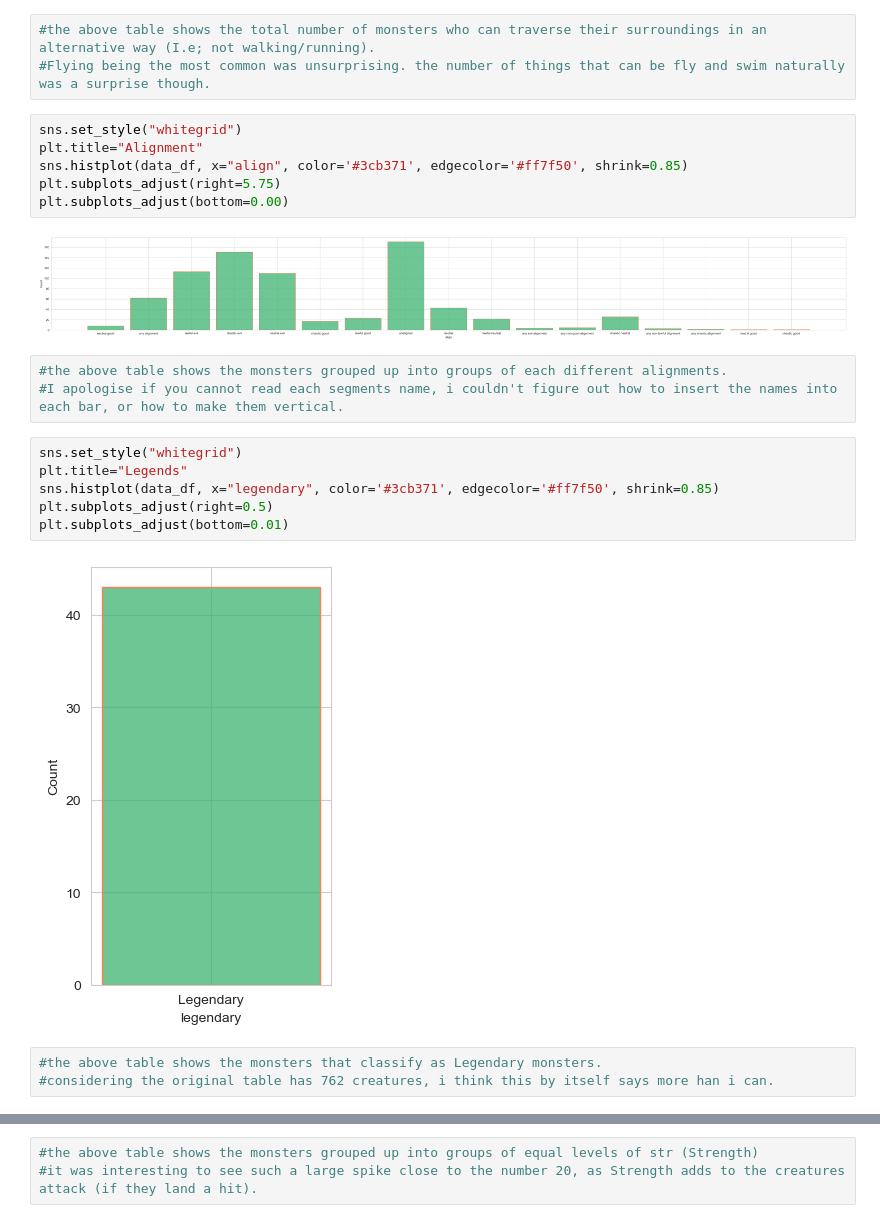
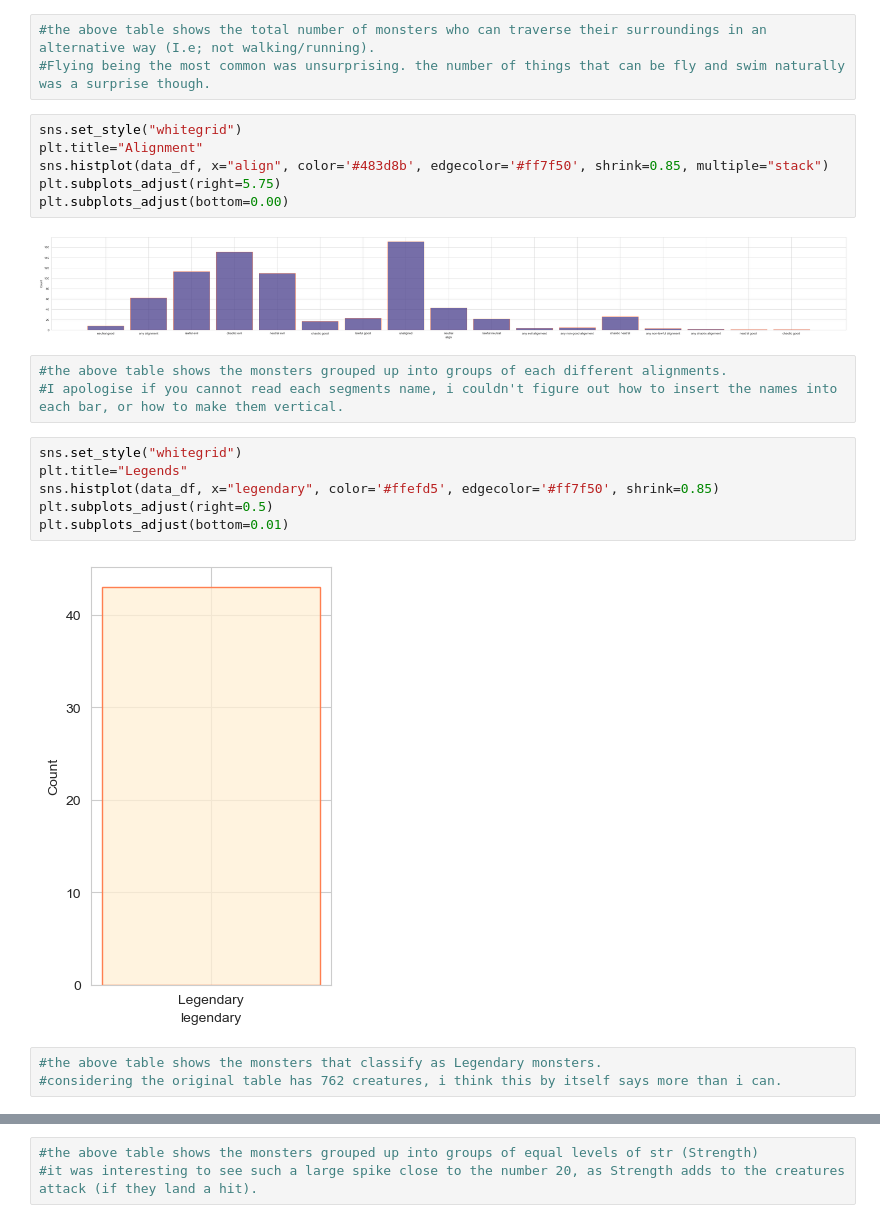
Before and after one commit to Astrolotll/CODE-Lancs-Python-Work, a Jupyter notebook: Python Database Project/Visual Database.ipynb, the cells around one changed output, grey strips where cells are left out. Cells and saved outputs as stored; diff of their text form.

```diff
--- a/Python Database Project/Visual Database.ipynb
+++ b/Python Database Project/Visual Database.ipynb
@@ -162,25 +190,25 @@ plt.subplots_adjust(bottom=0.05)
 # %%
 sns.set_style("whitegrid")
 plt.title="Alignment"
-sns.histplot(data_df, x="align", color='#3cb371', edgecolor='#ff7f50', shrink=0.85)
+sns.histplot(data_df, x="align", color='#483d8b', edgecolor='#ff7f50', shrink=0.85, multiple="stack")
 plt.subplots_adjust(right=5.75)
 plt.subplots_adjust(bottom=0.00)
 # %% [output]
-[figure, old version]
+[figure, new version]
 # %%
 #the above table shows the monsters grouped up into groups of each different alignments.
 #I apologise if you cannot read each segments name, i couldn't figure out how to insert the names into each bar, or how to make them vertical.
 # %%
 sns.set_style("whitegrid")
 plt.title="Legends"
-sns.histplot(data_df, x="legendary", color='#3cb371', edgecolor='#ff7f50', shrink=0.85)
+sns.histplot(data_df, x="legendary", color='#ffefd5', edgecolor='#ff7f50', shrink=0.85)
 plt.subplots_adjust(right=0.5)
 plt.subplots_adjust(bottom=0.01)
 # %% [output]
-[figure, old version]
+[figure, new version]
 # %%
 #the above table shows the monsters that classify as Legendary monsters.
-#considering the original table has 762 creatures, i think this by itself says more han i can.
+#considering the original table has 762 creatures, i think this by itself says more than i can.
 # %%
 sns.set_style("whitegrid")
 plt.title="Strength"
```
Also changed, not shown: parts of 23 cells of this notebook.
